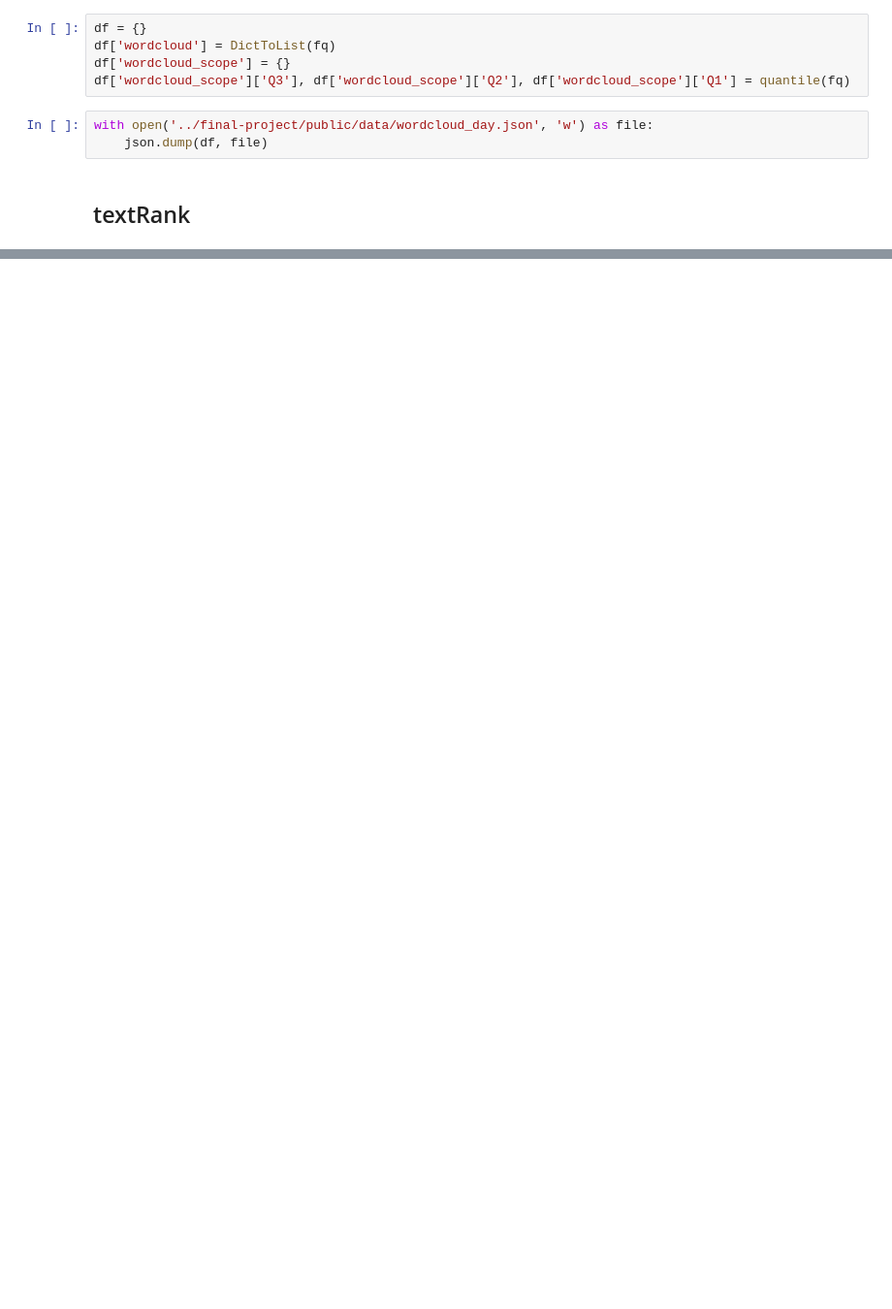
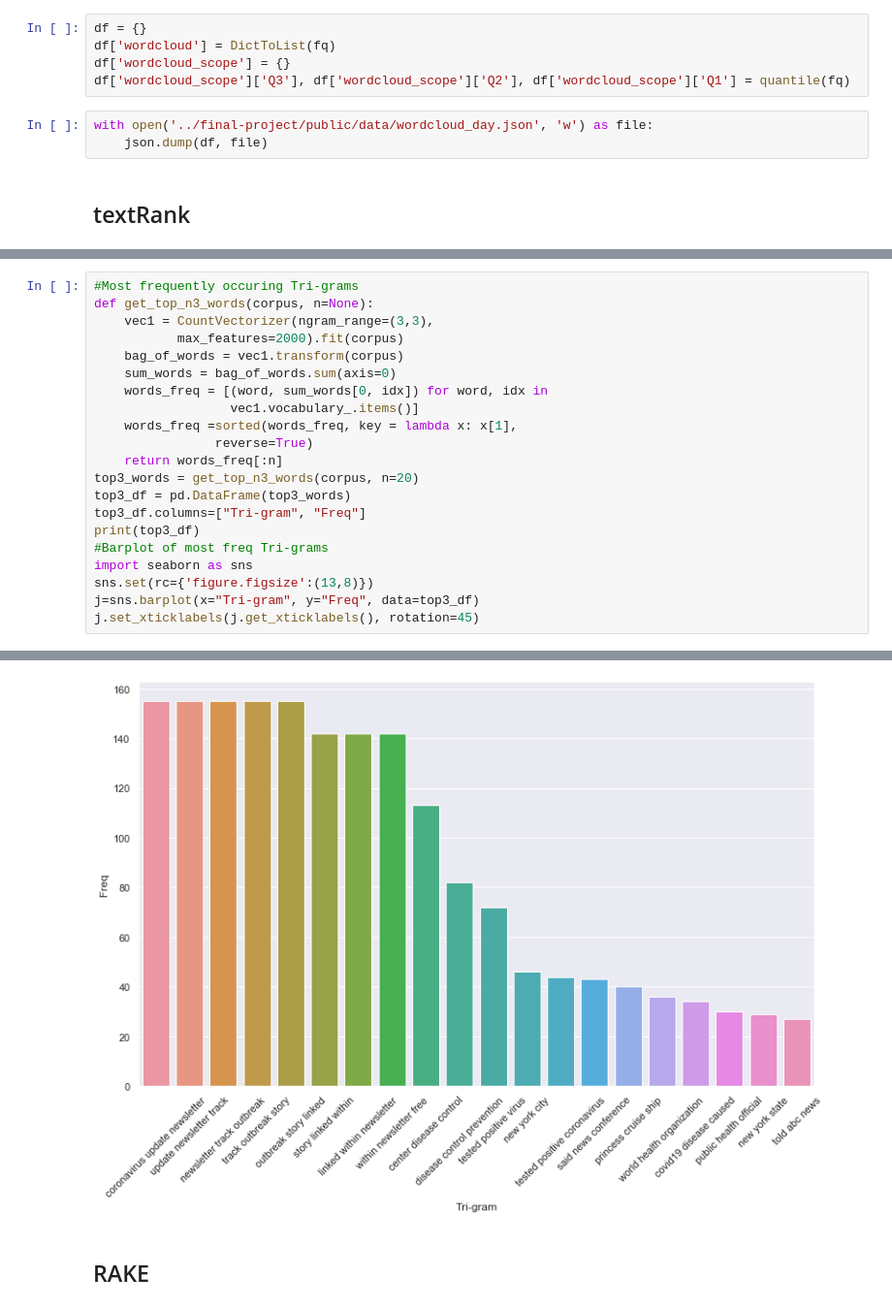
Before and after one commit to picaguo1997/ECS272-Winter2020, a Jupyter notebook: FinalProject/preprocess/wordcloud_preprocess.ipynb, the cells around one changed output, grey strips where cells are left out. Shown at 97% size. Drawn from its saved outputs; the diff is of its cells as text; blank space fills up the shorter version.

```diff
--- a/FinalProject/preprocess/wordcloud_preprocess.ipynb
+++ b/FinalProject/preprocess/wordcloud_preprocess.ipynb
@@ -148,0 +307,22 @@ for line in test:
+# %%
+#Most frequently occuring Tri-grams
+def get_top_n3_words(corpus, n=None):
+    vec1 = CountVectorizer(ngram_range=(3,3),
+           max_features=2000).fit(corpus)
+    bag_of_words = vec1.transform(corpus)
+    sum_words = bag_of_words.sum(axis=0)
+    words_freq = [(word, sum_words[0, idx]) for word, idx in
+                  vec1.vocabulary_.items()]
+    words_freq =sorted(words_freq, key = lambda x: x[1],
+                reverse=True)
+    return words_freq[:n]
+top3_words = get_top_n3_words(corpus, n=20)
+top3_df = pd.DataFrame(top3_words)
+top3_df.columns=["Tri-gram", "Freq"]
+print(top3_df)
+#Barplot of most freq Tri-grams
+import seaborn as sns
+sns.set(rc={'figure.figsize':(13,8)})
+j=sns.barplot(x="Tri-gram", y="Freq", data=top3_df)
+j.set_xticklabels(j.get_xticklabels(), rotation=45)
+# %% [output]
@@ -148,0 +366,3 @@ for line in test:
+[figure, added]
+# %% [markdown]
+## RAKE
```
Also changed, not shown: parts of 16 cells of this notebook, 2 other files.
